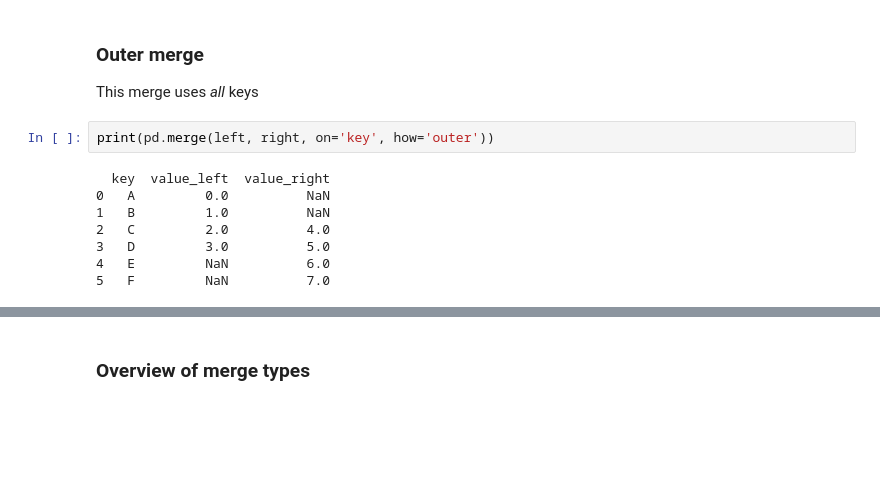
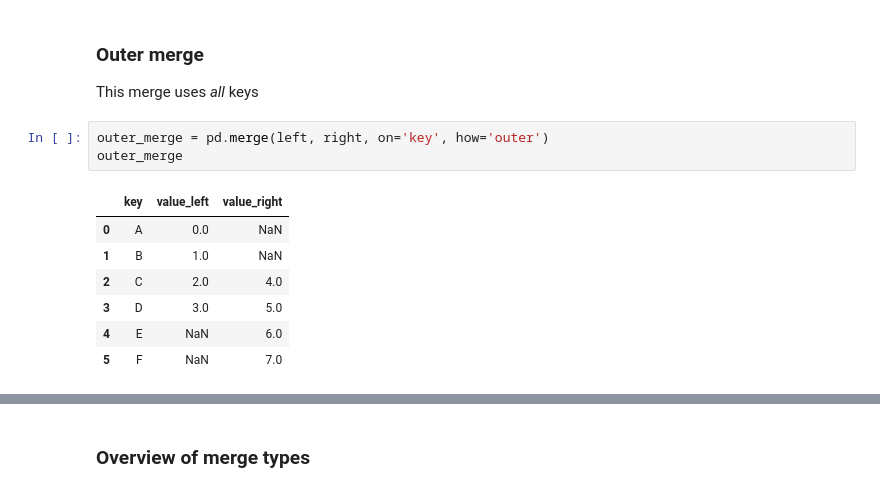
Before and after one commit to joachimkrasmussen/ISDS, a Jupyter notebook: session_5/module_5_slides.ipynb, the cells around one changed output, grey strips where cells are left out. Cells and saved outputs as stored; diff of their text form; blank space fills up the shorter version.

```diff
--- a/session_5/module_5_slides.ipynb
+++ b/session_5/module_5_slides.ipynb
@@ -176,15 +216,16 @@ print(pd.merge(left, right, on='key', how='right'))
 ### Outer merge
 This merge uses *all* keys
 # %%
-print(pd.merge(left, right, on='key', how='outer'))
+outer_merge = pd.merge(left, right, on='key', how='outer')
+outer_merge
 # %% [output]
-  key  value_left  value_right
-0   A         0.0          NaN
-1   B         1.0          NaN
-2   C         2.0          4.0
-3   D         3.0          5.0
-4   E         NaN          6.0
-5   F         NaN          7.0
+|  | key | value_left | value_right |
+| 0 | A | 0.0 | NaN |
+| 1 | B | 1.0 | NaN |
+| 2 | C | 2.0 | 4.0 |
+| 3 | D | 3.0 | 5.0 |
+| 4 | E | NaN | 6.0 |
+| 5 | F | NaN | 7.0 |
 # %% [markdown]
 <center><img src='https://i.stack.imgur.com/euLoe.png' alt="Drawing" style="width: 600px;"/></center>
 # %% [markdown]
```
Also changed, not shown: parts of 56 cells of this notebook.
